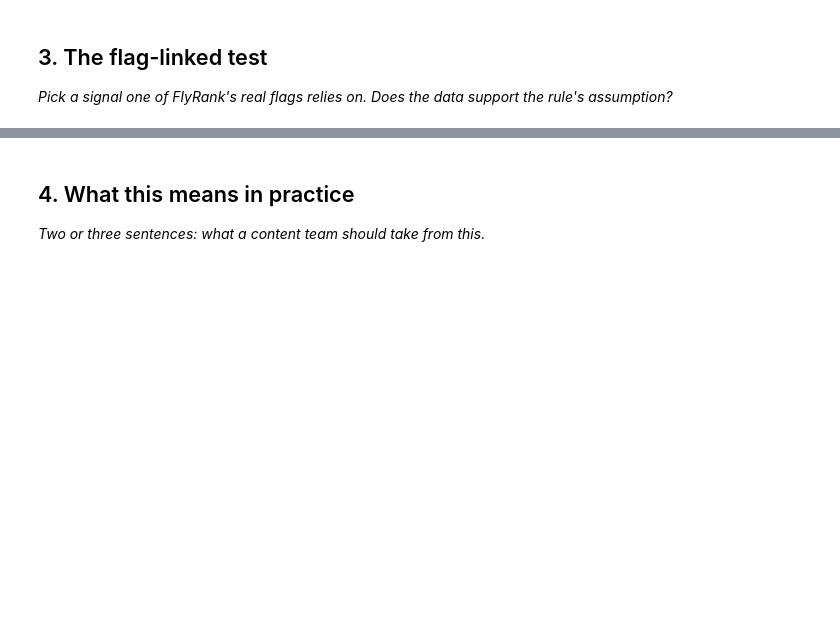
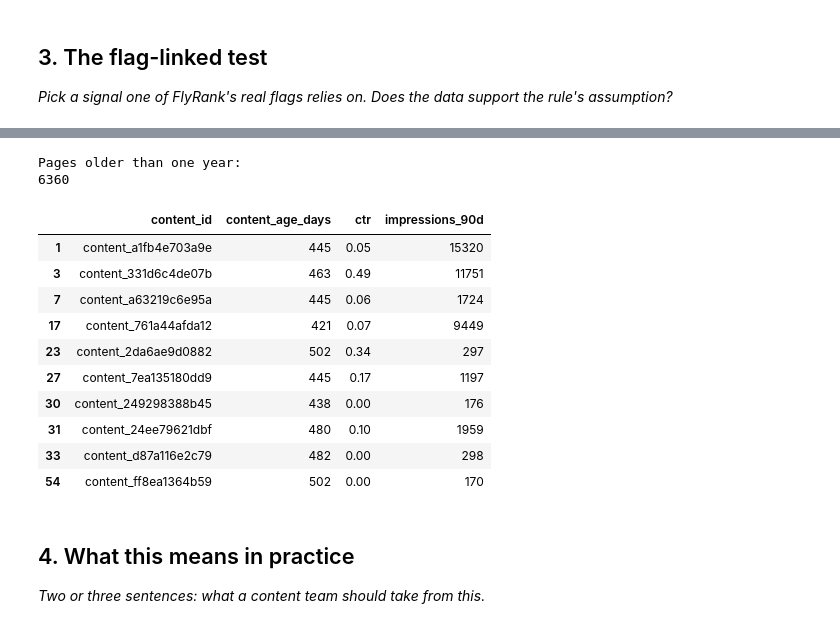
Before and after one commit to Dilip-chendra/FlyRank-Week1, a Jupyter notebook: work/notebooks/w04_signal_audit.ipynb, the cells around one changed output, grey strips where cells are left out. Saved outputs shown, nothing was run; the diff lists cells and outputs as text; code cells hidden in the pictures; blank space fills up the shorter version.

```diff
--- a/work/notebooks/w04_signal_audit.ipynb
+++ b/work/notebooks/w04_signal_audit.ipynb
@@ -30,3 +133,29 @@ This skeleton is yours to fill. Work the sections **in order** — each one has
+# %%
+old_pages = df[df["content_age_days"] > 365]
+
+print("Pages older than one year:")
+print(len(old_pages))
+
+old_pages[
+    ["content_id",
+     "content_age_days",
+     "ctr",
+     "impressions_90d"]
+].head(10)
+# %% [output]
+Pages older than one year:
+6360
+|  | content_id | content_age_days | ctr | impressions_90d |
+| 1 | content_a1fb4e703a9e | 445 | 0.05 | 15320 |
+| 3 | content_331d6c4de07b | 463 | 0.49 | 11751 |
+| 7 | content_a63219c6e95a | 445 | 0.06 | 1724 |
+| 17 | content_761a44afda12 | 421 | 0.07 | 9449 |
+| 23 | content_2da6ae9d0882 | 502 | 0.34 | 297 |
+| 27 | content_7ea135180dd9 | 445 | 0.17 | 1197 |
+| 30 | content_249298388b45 | 438 | 0.00 | 176 |
+| 31 | content_24ee79621dbf | 480 | 0.10 | 1959 |
+| 33 | content_d87a116e2c79 | 482 | 0.00 | 298 |
+| 54 | content_ff8ea1364b59 | 502 | 0.00 | 170 |
 # %% [markdown]
 ## 4. What this means in practice
 
```
Also changed, not shown: parts of 12 cells of this notebook.
